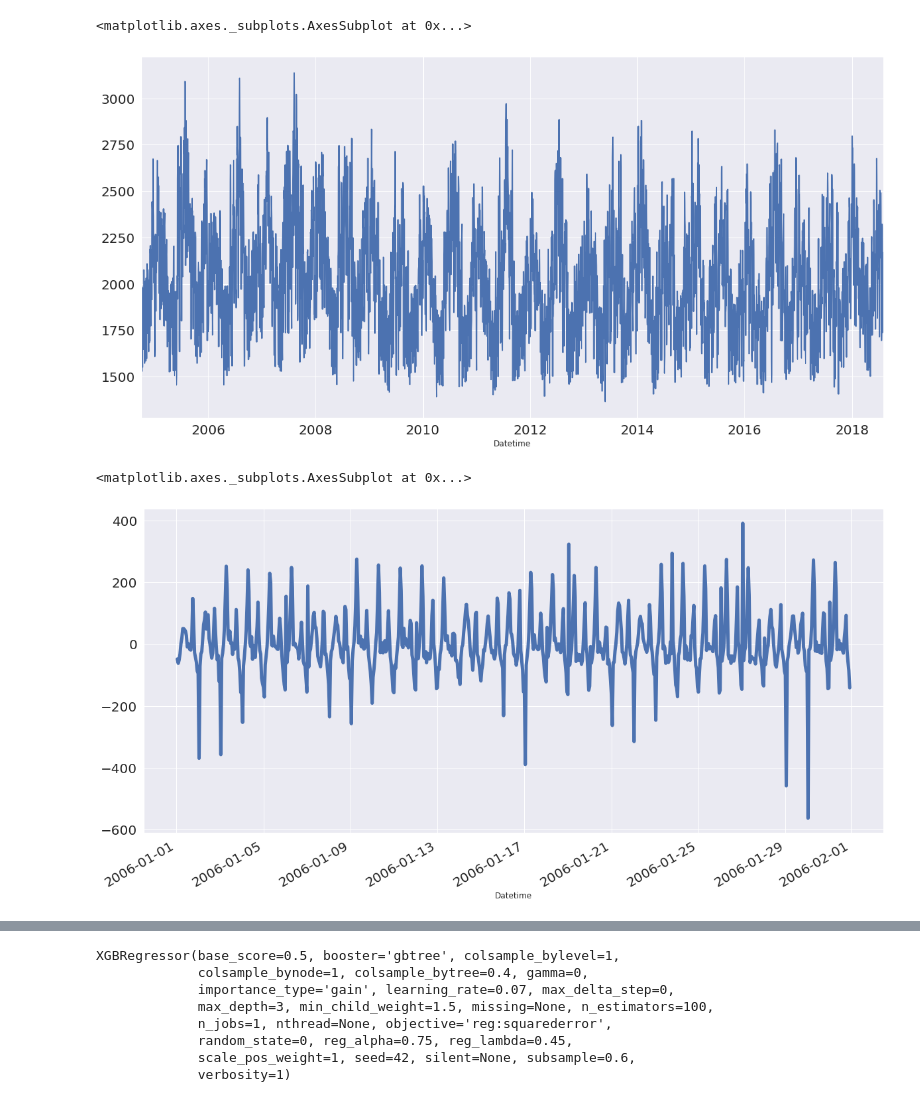
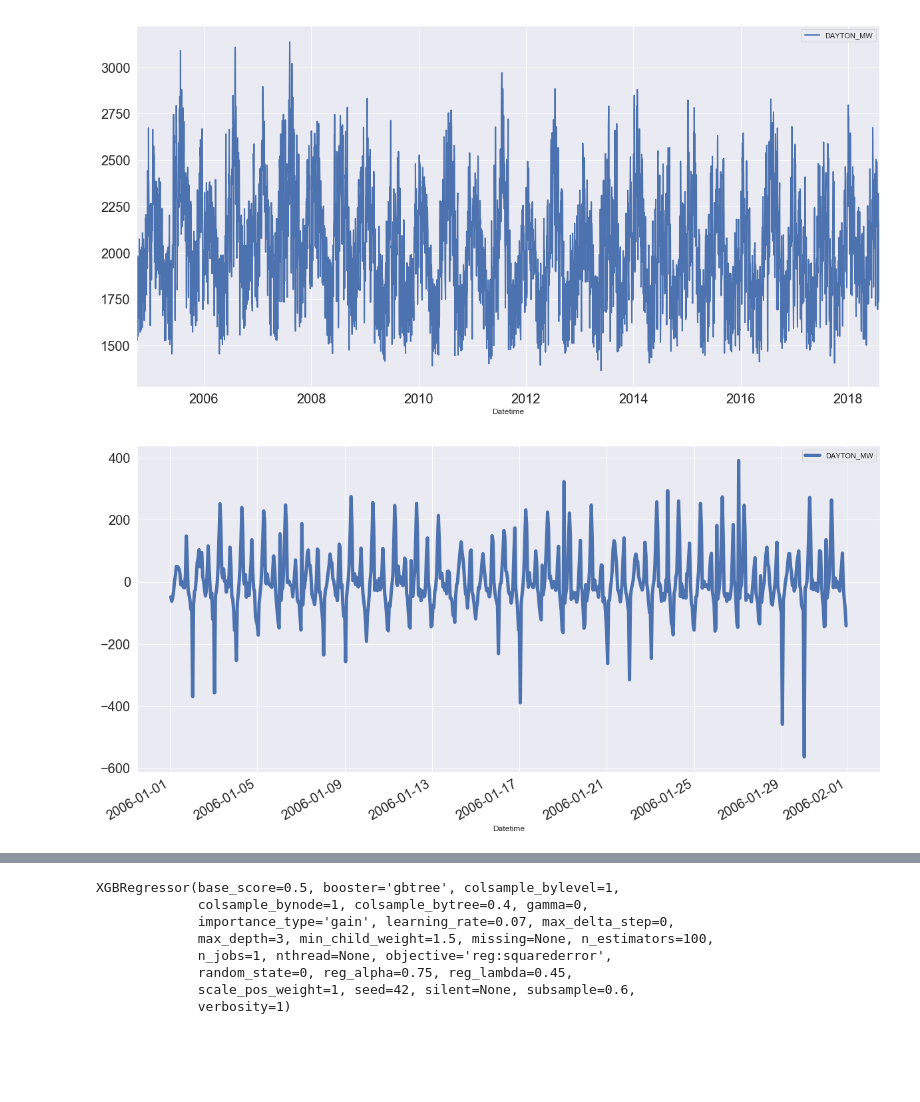
Before and after one commit to cydal/tsExtract, a Jupyter notebook: EnergyConsumption.ipynb, the cells around one changed output, grey strips where cells are left out. Drawn from its saved outputs; the diff is of its cells as text; code cells hidden in the pictures; blank space fills up the shorter version.

```diff
--- a/EnergyConsumption.ipynb
+++ b/EnergyConsumption.ipynb
@@ -43,13 +60,11 @@ df[["DAYTON_MW"]].rolling(8760).mean().plot(figsize=(20,10), linewidth=2, fontsi
 # %%
-df["DAYTON_MW"].resample('D').mean().plot(figsize=(20,10), linewidth=2, fontsize=20)
+df.resample('D').mean().plot(figsize=(20,10), linewidth=2, fontsize=20);
 # %% [output]
-<matplotlib.axes._subplots.AxesSubplot at 0x...>
-[figure, old version]
+[figure, new version]
 # %%
-df["DAYTON_MW"][((df.index.year == 2006) & (df.index.month == 1))].diff().plot(figsize=(20,10), linewidth=5, fontsize=20)
+df[((df.index.year == 2006) & (df.index.month == 1))].diff().plot(figsize=(20,10), linewidth=5, fontsize=20);
 # %% [output]
-<matplotlib.axes._subplots.AxesSubplot at 0x...>
-[figure, old version]
+[figure, new version]
 # %%
 df["DAYTON_MW"][((df.index.year == 2007) &
                  (df.index.month == 1) &
```
Also changed, not shown: parts of 40 cells of this notebook, 3 other files.
